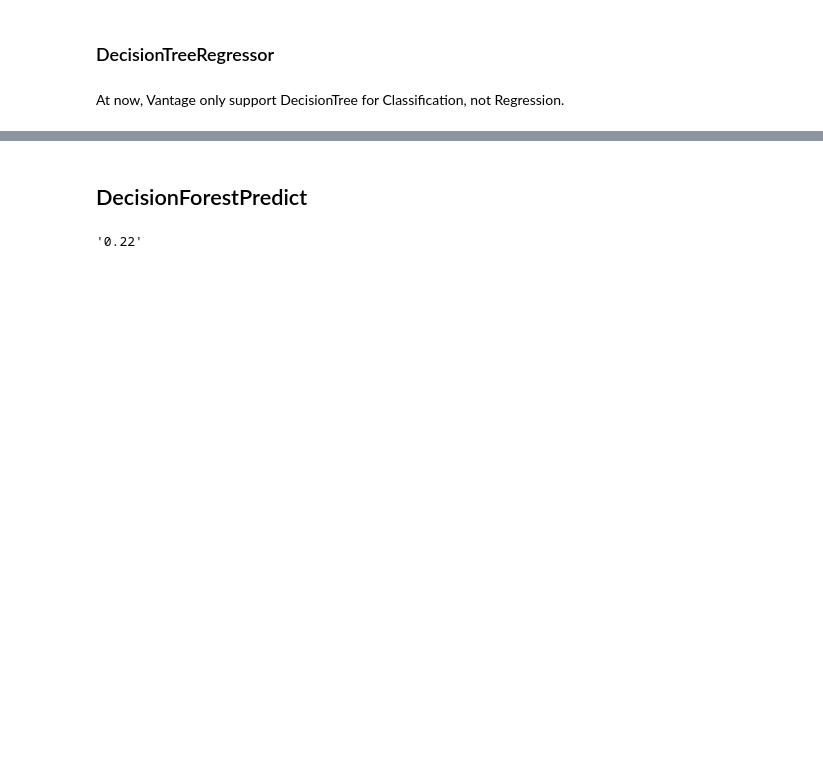
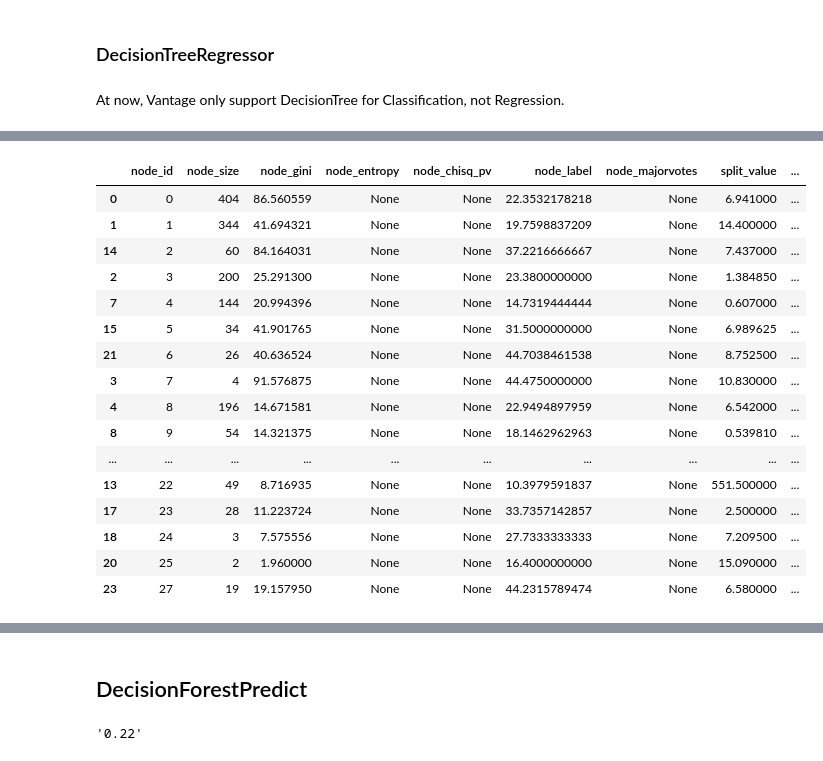
Before and after one commit to Yukimura66/sklearn2vantage, a Jupyter notebook: sklearn2vantage.ipynb, the cells around one changed output, grey strips where cells are left out. Saved outputs shown, nothing was run; the diff lists cells and outputs as text; code cells hidden in the pictures; blank space fills up the shorter version.

Commit message:
Decision Tree Regressor

```diff
--- a/sklearn2vantage.ipynb
+++ b/sklearn2vantage.ipynb
@@ -806,3 +849,8 @@ SELECT * FROM DecisionTreePredict (
 ### DecisionTreeRegressor
 # %% [markdown]
 At now, Vantage only support DecisionTree for Classification, not Regression.
+# %%
+from sklearn.tree import DecisionTreeRegressor
+dtr = DecisionTreeRegressor(max_depth=6)
+# %%
+dtr.fit(boston_X_train, boston_y_train)
@@ -808,0 +966,25 @@ At now, Vantage only support DecisionTree for Classification, not Regression.
+# %%
+dtr_table = make_model_table_tree(dtr,
+                                  boston_X_train.columns,
+                                  isRegression=True)
+# %%
+with pd.option_context("display.max_columns", 1000):
+    display(dtr_table.sort_values(by="node_id"))
+# %% [output]
+|  | node_id | node_size | node_gini | node_entropy | node_chisq_pv | node_label | node_majorvotes | split_value | ... |
+| 0 | 0 | 404 | 86.560559 | None | None | 22.3532178218 | None | 6.941000 | ... |
+| 1 | 1 | 344 | 41.694321 | None | None | 19.7598837209 | None | 14.400000 | ... |
+| 14 | 2 | 60 | 84.164031 | None | None | 37.2216666667 | None | 7.437000 | ... |
+| 2 | 3 | 200 | 25.291300 | None | None | 23.3800000000 | None | 1.384850 | ... |
+| 7 | 4 | 144 | 20.994396 | None | None | 14.7319444444 | None | 0.607000 | ... |
+| 15 | 5 | 34 | 41.901765 | None | None | 31.5000000000 | None | 6.989625 | ... |
+| 21 | 6 | 26 | 40.636524 | None | None | 44.7038461538 | None | 8.752500 | ... |
+| 3 | 7 | 4 | 91.576875 | None | None | 44.4750000000 | None | 10.830000 | ... |
+| 4 | 8 | 196 | 14.671581 | None | None | 22.9494897959 | None | 6.542000 | ... |
+| 8 | 9 | 54 | 14.321375 | None | None | 18.1462962963 | None | 0.539810 | ... |
+| ... | ... | ... | ... | ... | ... | ... | ... | ... | ... |
+| 13 | 22 | 49 | 8.716935 | None | None | 10.3979591837 | None | 551.500000 | ... |
+| 17 | 23 | 28 | 11.223724 | None | None | 33.7357142857 | None | 2.500000 | ... |
+| 18 | 24 | 3 | 7.575556 | None | None | 27.7333333333 | None | 7.209500 | ... |
+| 20 | 25 | 2 | 1.960000 | None | None | 16.4000000000 | None | 15.090000 | ... |
+| 23 | 27 | 19 | 19.157950 | None | None | 44.2315789474 | None | 6.580000 | ... |
```
Also changed, not shown: parts of 13 cells of this notebook, 1 other file.
